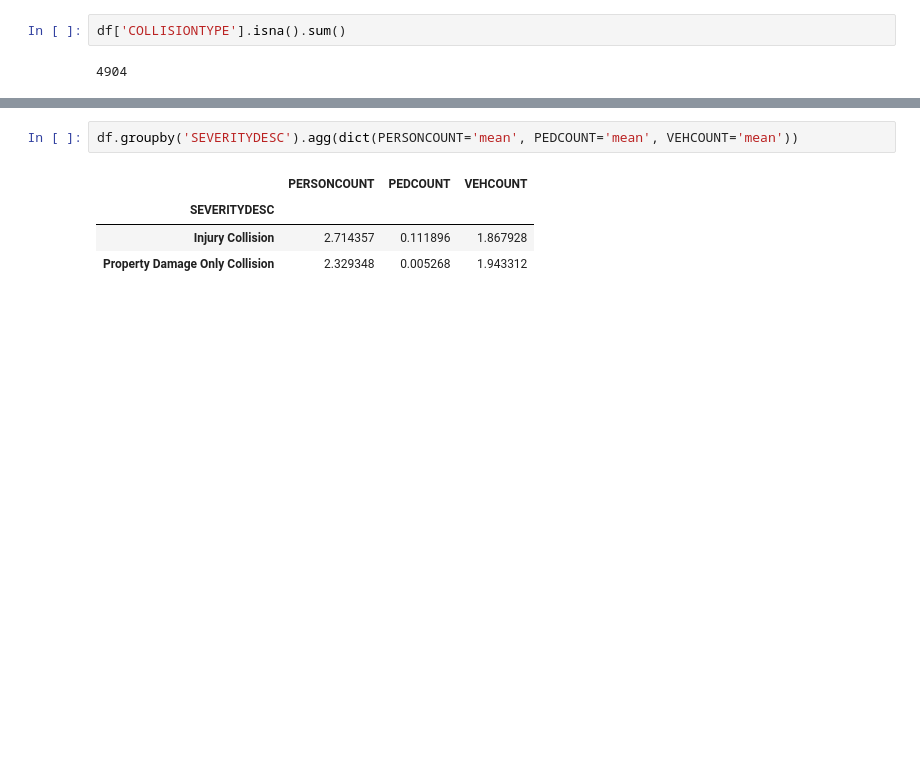
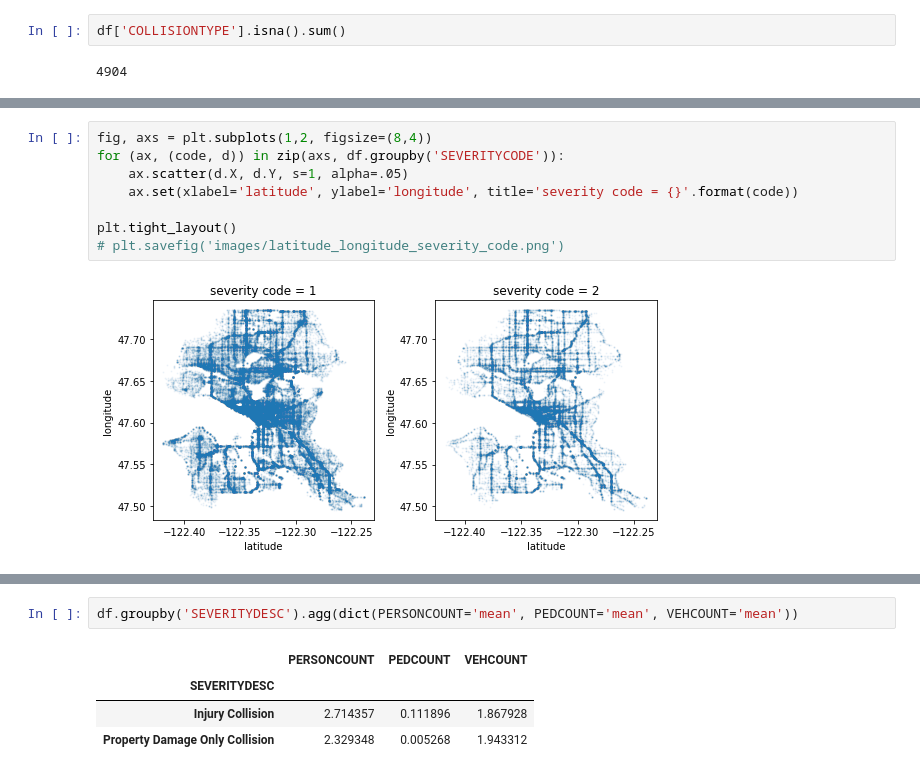
Before and after one commit to analisahill/Coursera_Capstone, a Jupyter notebook: Accident-Severity.ipynb, the cells around one changed output, grey strips where cells are left out. Cells and saved outputs as stored; diff of their text form; blank space fills up the shorter version.

```diff
--- a/Accident-Severity.ipynb
+++ b/Accident-Severity.ipynb
@@ -70,0 +198,10 @@ df['COLLISIONTYPE'] = df['COLLISIONTYPE'].fillna('Unknown')
+# %%
+fig, axs = plt.subplots(1,2, figsize=(8,4))
+for (ax, (code, d)) in zip(axs, df.groupby('SEVERITYCODE')):
+    ax.scatter(d.X, d.Y, s=1, alpha=.05)
+    ax.set(xlabel='latitude', ylabel='longitude', title='severity code = {}'.format(code))
+
+plt.tight_layout()
+# plt.savefig('images/latitude_longitude_severity_code.png')
+# %% [output]
+[figure, added]
```
Also changed, not shown: parts of 91 cells of this notebook.
